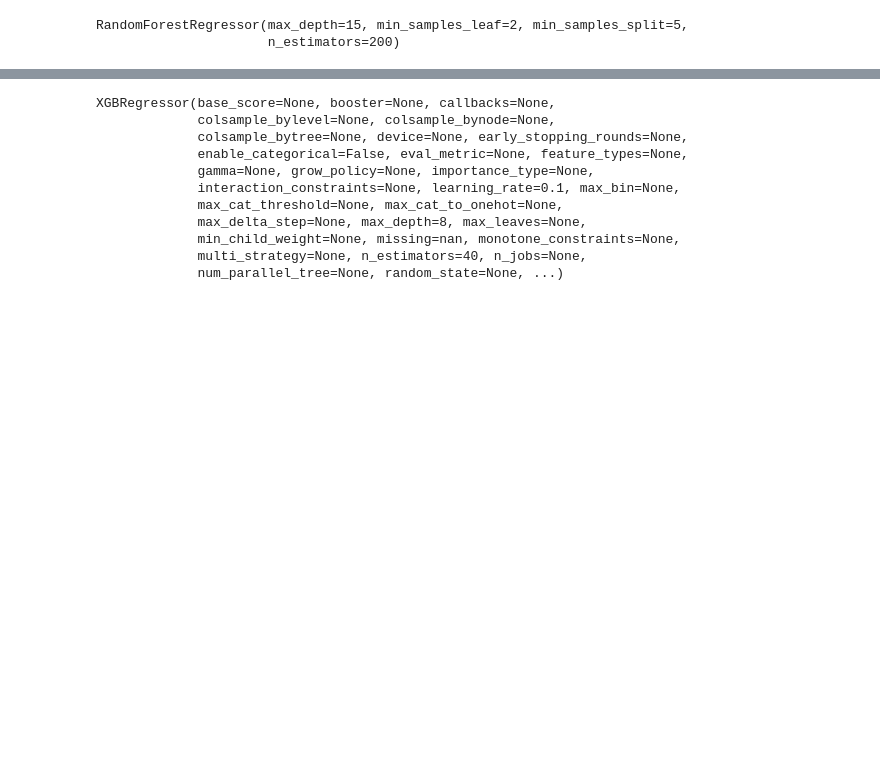
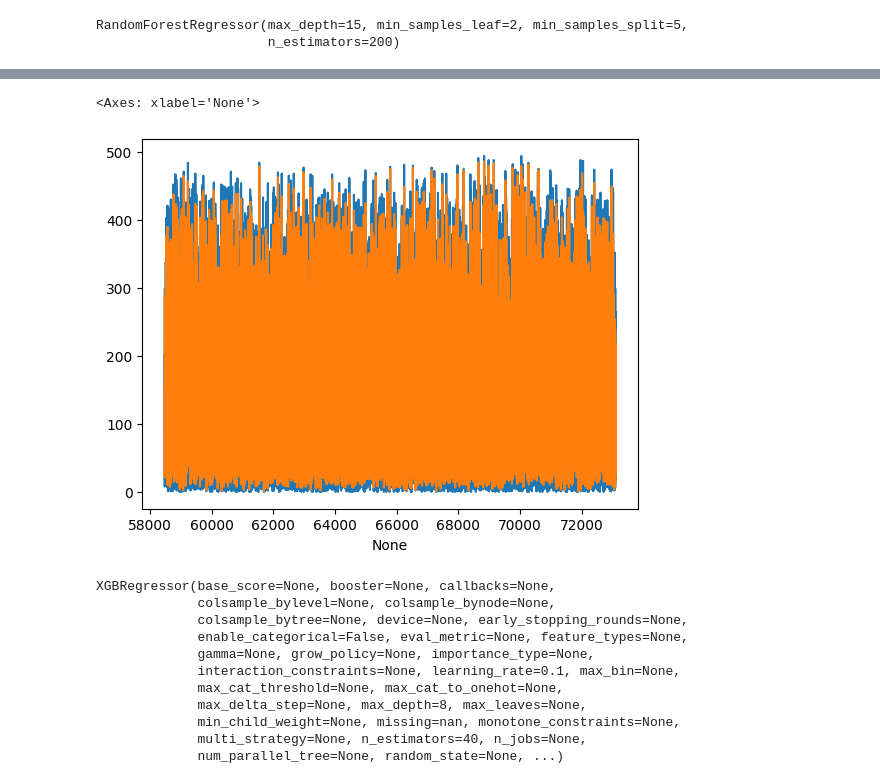
Before and after one commit to DanielSpaseski/Sales-Prediction-Algorithm, a Jupyter notebook: Sales_Prediction.ipynb, the cells around one changed output, grey strips where cells are left out. Saved outputs shown, nothing was run; the diff lists cells and outputs as text; code cells hidden in the pictures; blank space fills up the shorter version.

```diff
--- a/Sales_Prediction.ipynb
+++ b/Sales_Prediction.ipynb
@@ -234,12 +234,12 @@ df['Date'] = pd.to_datetime(df['Date'])
 # %%
 df = df.sort_values(['Date', 'Store ID', 'Category']).reset_index(drop=True)
 # %%
-df['Year'] = df['Date'].dt.year
-df['Month'] = df['Date'].dt.month
-df['Day'] = df['Date'].dt.day
-df['DayOfWeek'] = df['Date'].dt.dayofweek
-df['Quarter'] = df['Date'].dt.quarter
-df['IsWeekend'] = (df['DayOfWeek'] >= 5).astype(int)
+#df['Year'] = df['Date'].dt.year
+#df['Month'] = df['Date'].dt.month
+#df['Day'] = df['Date'].dt.day
+#df['DayOfWeek'] = df['Date'].dt.dayofweek
+#df['Quarter'] = df['Date'].dt.quarter
+#df['IsWeekend'] = (df['DayOfWeek'] >= 5).astype(int)
 # %%
 categorical_columns = ['Store ID', 'Category', 'Region', 'Weather Condition', 'Seasonality']
 label_encoders = {}
@@ -388,3 +413,9 @@ pred_y = rf_model.predict(test_X)
+# %%
+sns.lineplot(x=test_y.index, y=test_y.values)
+sns.lineplot(x=test_y.index, y=pred_y)
+# %% [output]
+<Axes: xlabel='None'>
+[figure, added]
 # %%
 xgb_model = xgb.XGBRegressor(
     n_estimators=40,
```
Also changed, not shown: parts of 39 cells of this notebook.
